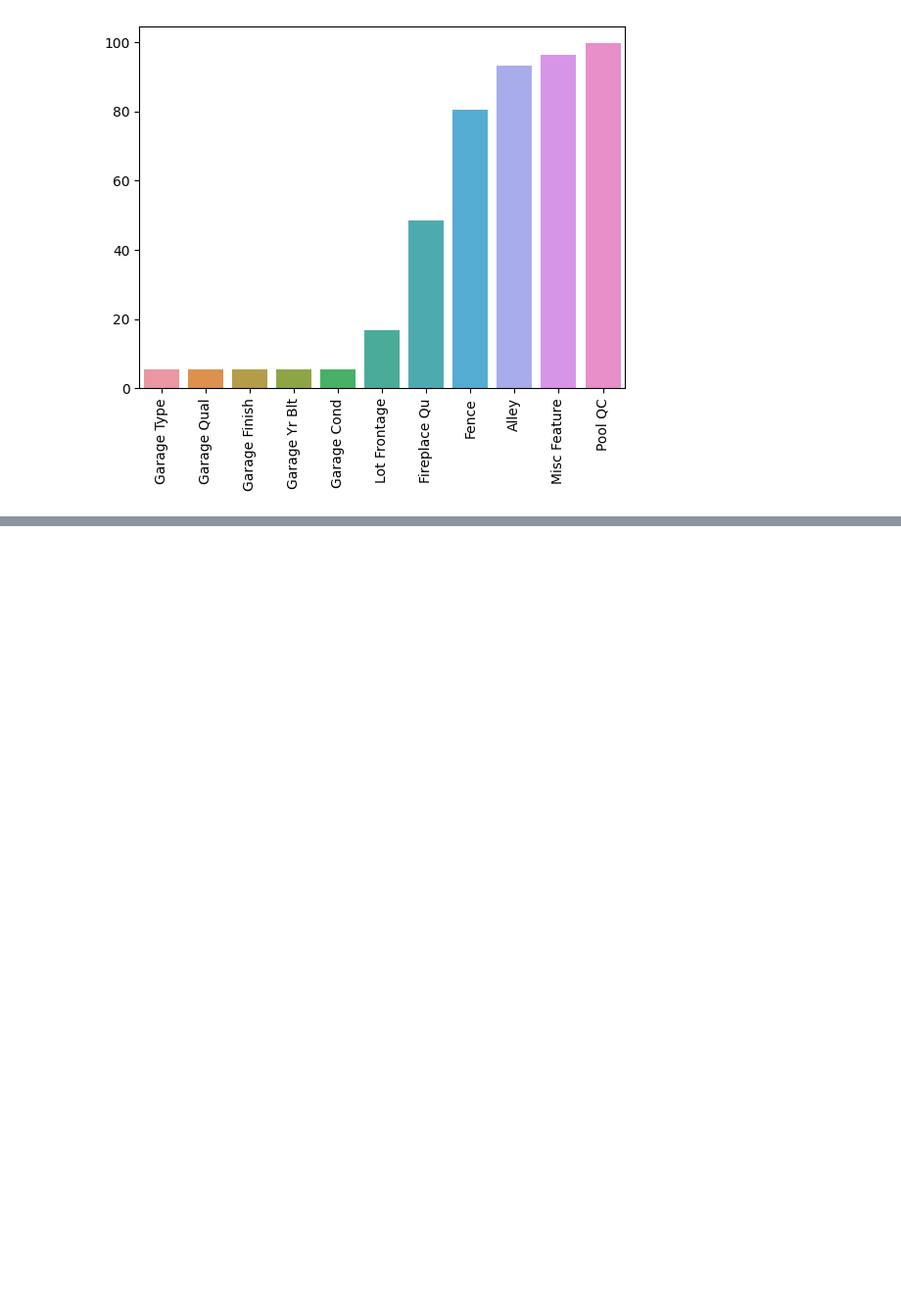
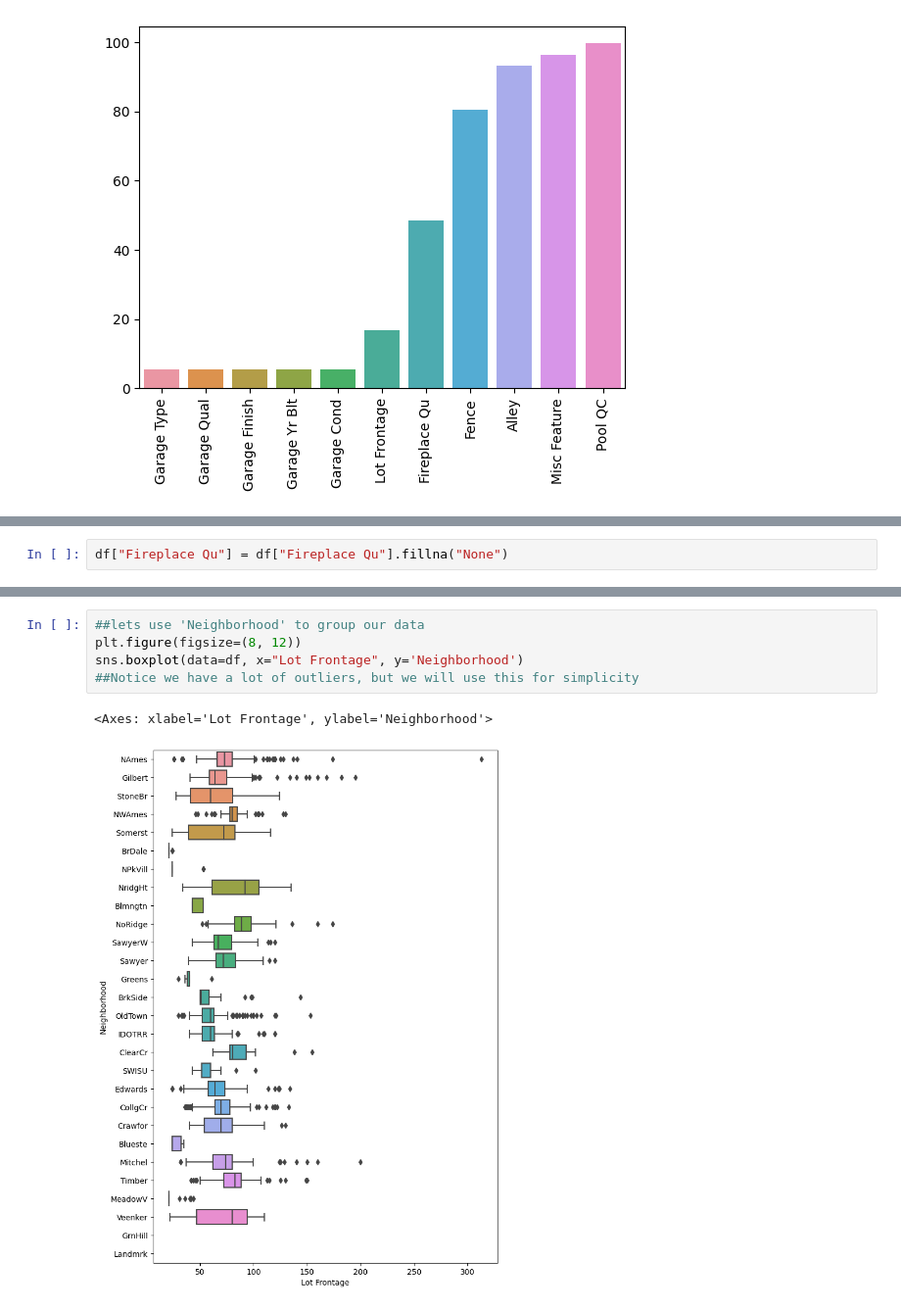
Before and after one commit to Metallicode/Math, a Jupyter notebook: Feature_Engineering.ipynb, the cells around one changed output, grey strips where cells are left out. Shown: that part at 98% size. Saved outputs shown, nothing was run; the diff lists cells and outputs as text; blank space fills up the shorter version.

```diff
--- a/Feature_Engineering.ipynb
+++ b/Feature_Engineering.ipynb
@@ -379,0 +442,2 @@ plt.xticks(rotation=90);
+# %%
+df["Fireplace Qu"] = df["Fireplace Qu"].fillna("None")
@@ -379,0 +505,8 @@ plt.xticks(rotation=90);
+# %%
+##lets use 'Neighborhood' to group our data
+plt.figure(figsize=(8, 12))
+sns.boxplot(data=df, x="Lot Frontage", y='Neighborhood')
+##Notice we have a lot of outliers, but we will use this for simplicity
+# %% [output]
+<Axes: xlabel='Lot Frontage', ylabel='Neighborhood'>
+[figure, added]
```
Also changed, not shown: parts of 28 cells of this notebook.
